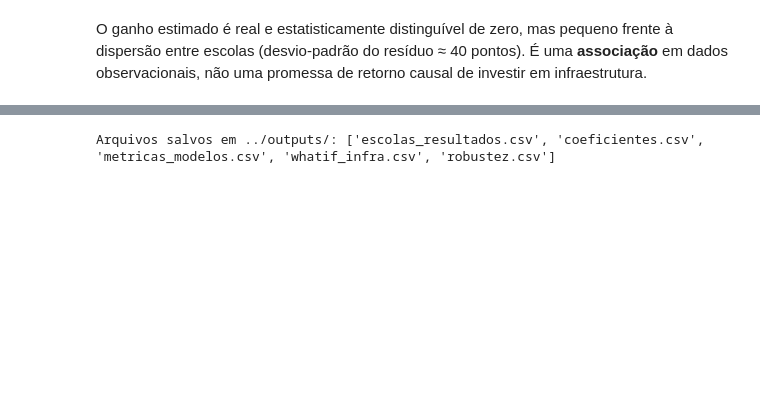
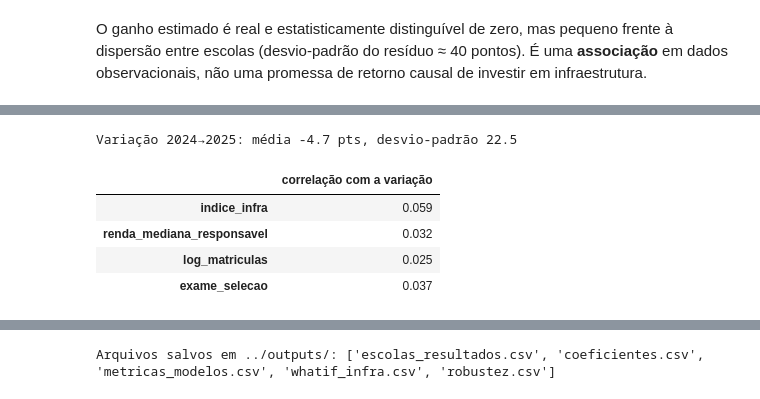
Before and after one commit to guifontoura/enem-fatores-escolas-privadas, a Jupyter notebook: notebooks/01_eda_modelagem.ipynb, the cells around one changed output, grey strips where cells are left out. Cells and saved outputs as stored; diff of their text form; code cells hidden in the pictures; blank space fills up the shorter version.

```diff
--- a/notebooks/01_eda_modelagem.ipynb
+++ b/notebooks/01_eda_modelagem.ipynb
@@ -233,0 +307,12 @@ O ganho estimado é real e estatisticamente distinguível de zero, mas pequeno f
+# %%
+# E a variação da nota entre os anos? Os fatores do modelo a explicam?
+d["delta_enem"] = d["enem_2025"] - d["enem_2024"]
+print(f"Variação 2024→2025: média {d['delta_enem'].mean():.1f} pts, desvio-padrão {d['delta_enem'].std():.1f}")
+d[["delta_enem"] + FEATS].corr()["delta_enem"].drop("delta_enem").round(3).to_frame("correlação com a variação")
+# %% [output]
+Variação 2024→2025: média -4.7 pts, desvio-padrão 22.5
+|  | correlação com a variação |
+| indice_infra | 0.059 |
+| renda_mediana_responsavel | 0.032 |
+| log_matriculas | 0.025 |
+| exame_selecao | 0.037 |
```
Also changed, not shown: parts of 23 cells of this notebook, 27 other files.
